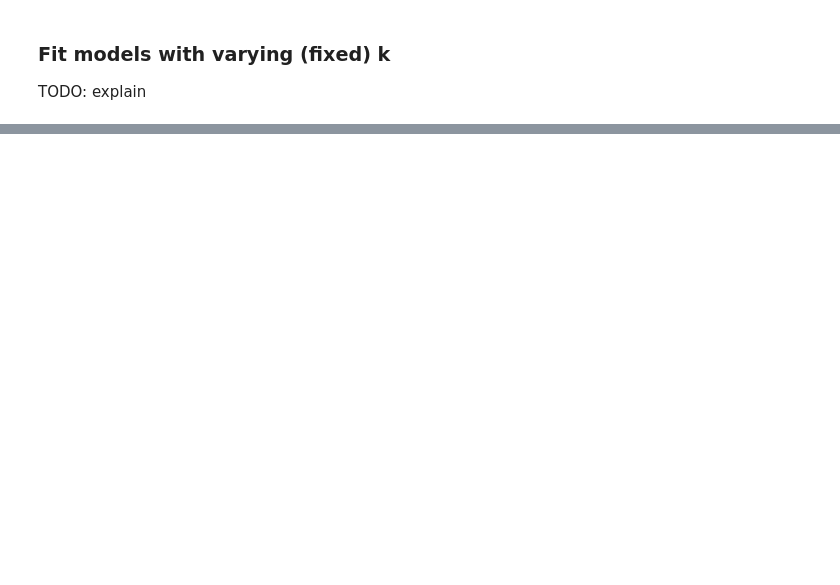
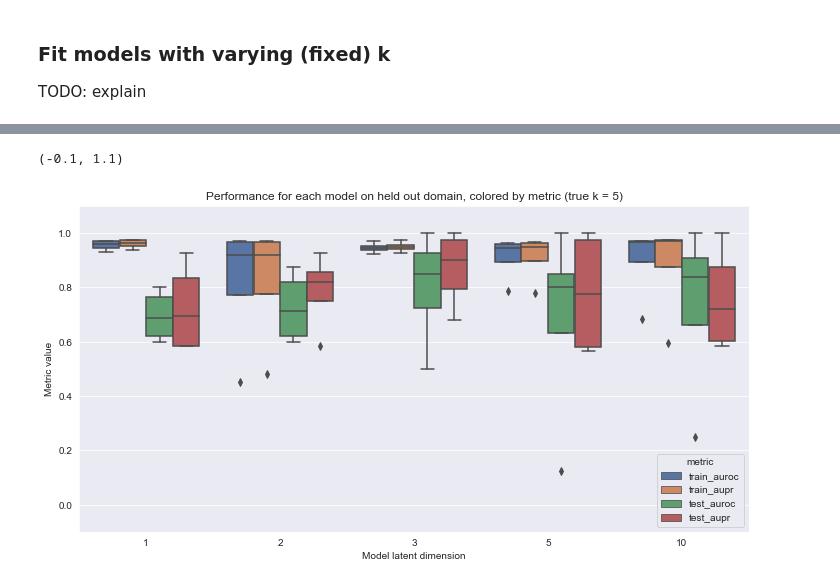
Before and after one commit to greenelab/pancancer-evaluation, a Jupyter notebook: 09_simulations/simulate_k.ipynb, the cells around one changed output, grey strips where cells are left out. Saved outputs shown, nothing was run; the diff lists cells and outputs as text; code cells hidden in the pictures; blank space fills up the shorter version.

```diff
--- a/09_simulations/simulate_k.ipynb
+++ b/09_simulations/simulate_k.ipynb
@@ -153,0 +162,14 @@ plt.ylim(-0.1, 1.1)
+# %%
+holdout_split = get_holdout_split(xs, ys, domains)
+(X_train,
+ X_holdout,
+ y_train,
+ y_holdout,
+ ds_train,
+ ds_holdout) = holdout_split
+
+results_df = fit_k_folds_csd(
+    X_holdout, y_holdout, ds_holdout, k_model_range,
+    train_data=(X_train, y_train, ds_train)
+)
+results_df.head()
@@ -153,0 +183,18 @@ plt.ylim(-0.1, 1.1)
+# %%
+sns.set({'figure.figsize': (12, 6)})
+
+sns.boxplot(
+    data=results_df.sort_values(by=['k_model'])
+                   .sort_values(by=['metric'], ascending=False),
+    x='k_model', y='value', hue='metric'
+)
+plt.title(
+    'Performance for each model on held out domain, colored by metric (true k = {})'
+    .format(k)
+)
+plt.xlabel('Model latent dimension')
+plt.ylabel('Metric value')
+plt.ylim(-0.1, 1.1)
+# %% [output]
+(-0.1, 1.1)
+[figure, added]
```
Also changed, not shown: parts of 15 cells of this notebook, 2 other files.
